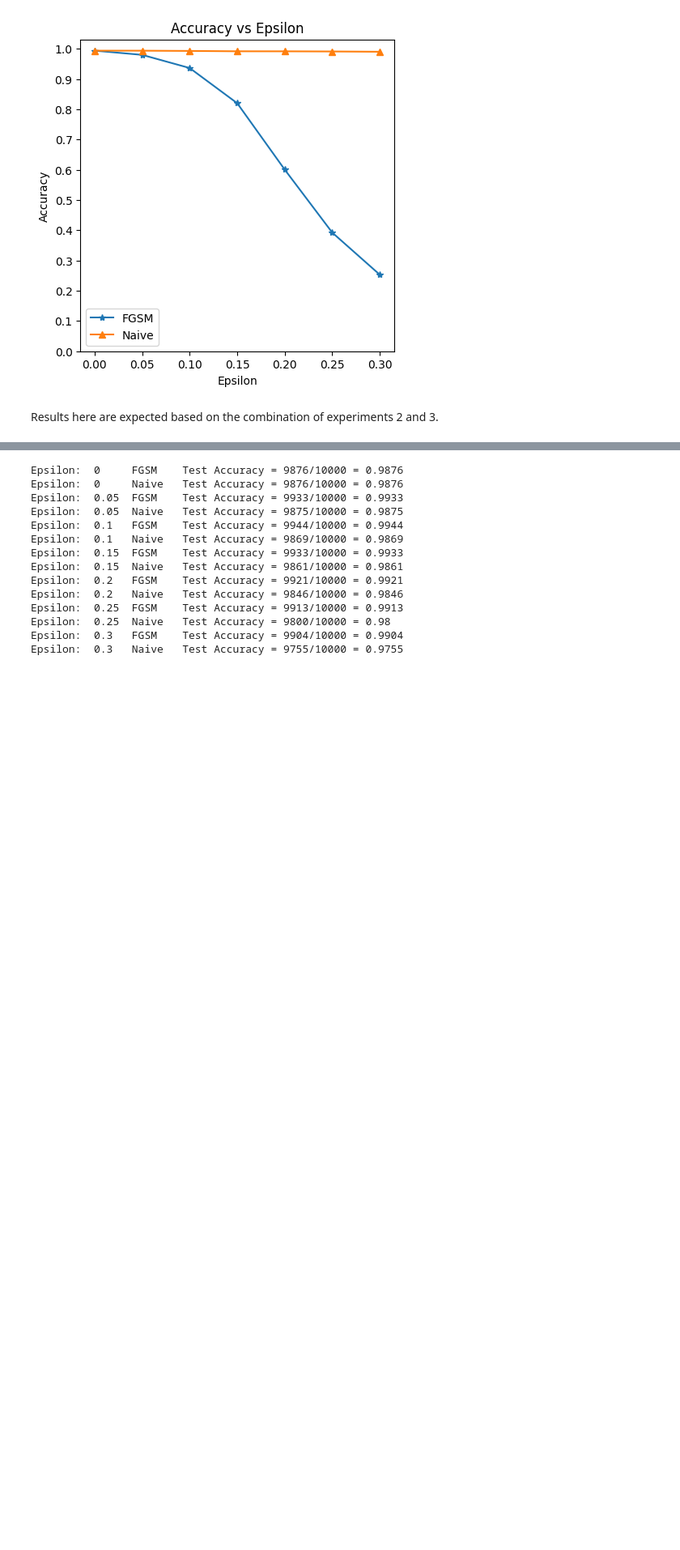
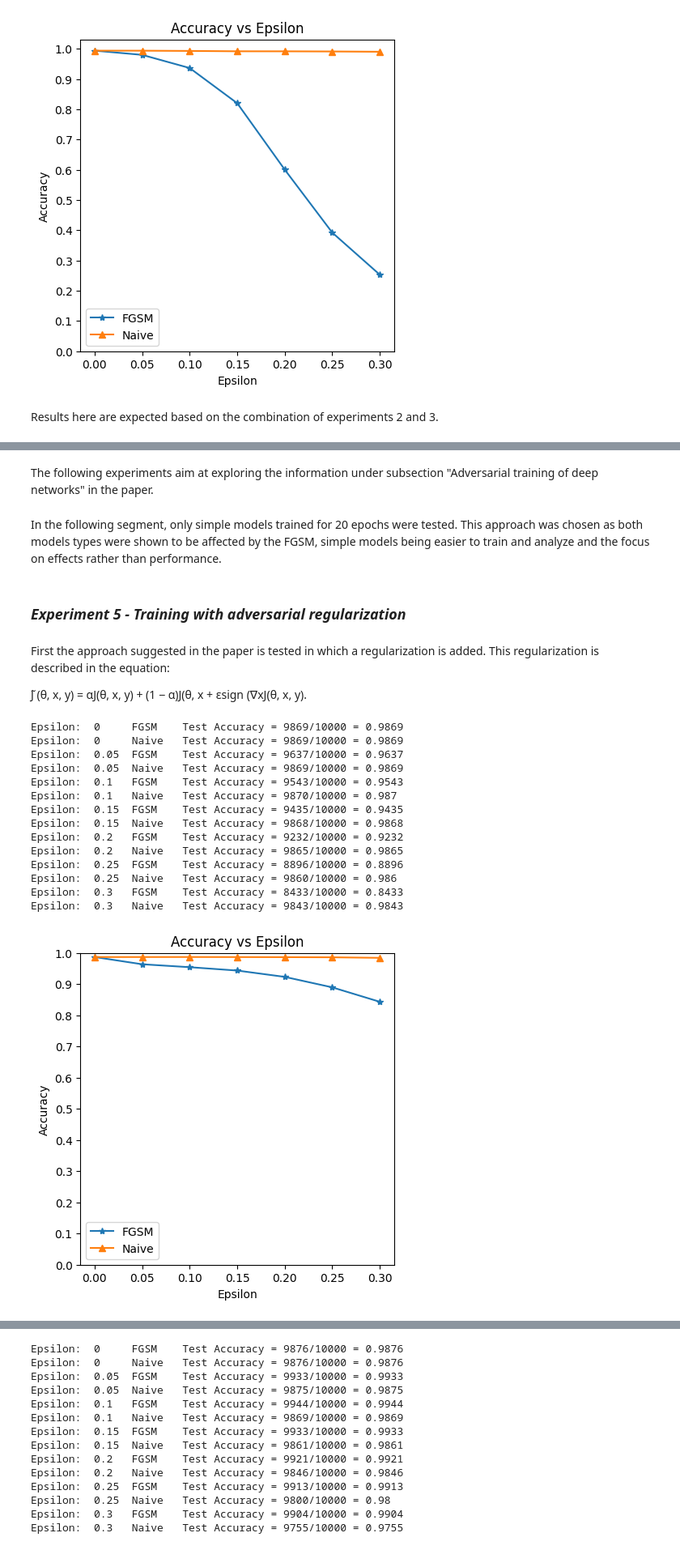
Before and after one commit to LiorSukman/Adversarial-Examples, a Jupyter notebook: Goodfellow2014_exp.ipynb, the cells around one changed output, grey strips where cells are left out. Shown at 81% size. Saved outputs shown, nothing was run; the diff lists cells and outputs as text; code cells hidden in the pictures; blank space fills up the shorter version.

Commit message:
training with adversarial examples

```diff
--- a/Goodfellow2014_exp.ipynb
+++ b/Goodfellow2014_exp.ipynb
@@ -28,6 +28,8 @@ RESNET_MODEL1 = 'trained_models/mnist_cnn_best_resnet_1672287085.pt'
 RESNET_MODEL2 = 'trained_models/mnist_cnn_best_resnet_1672293597.pt'
 
 AE_MODEL1 = 'trained_models/mnist_cnn_best_eps0.2_p0.3_1672896383.pt'
+AER_MODEL1 = 'trained_models/mnist_cnn_best_replacement_eps0.2_p0.3_1672903222.pt'
+REG_MODEL1 = 'trained_models/mnist_cnn_best_reg_alpha0.5_eps0.2_1672906865.pt'
 # %%
 # Load data
 transform = transforms.Compose([transforms.ToTensor()])
@@ -380,0 +397,33 @@ Results here are expected based on the combination of experiments 2 and 3.
+# %% [markdown]
+The following experiments aim at exploring the information under subsection "Adversarial training of deep networks" in the paper.
+# %% [markdown]
+In the following segment, only simple models trained for 20 epochs were tested. This approach was chosen as both models types were shown to be affected by the FGSM, simple models being easier to train and analyze and the focus on effects rather than performance.
+# %% [markdown]
+### *Experiment 5 - Training with adversarial regularization*
+# %% [markdown]
+First the approach suggested in the paper is tested in which a regularization is added. This regularization is described in the equation:
+
+J ̃(θ, x, y) = αJ(θ, x, y) + (1 − α)J(θ, x + εsign (∇xJ(θ, x, y).
+# %%
+regmodel1 = Net().to(DEVICE)
+regmodel1.load_state_dict(torch.load(REG_MODEL1))
+_ = regmodel1.eval()
+# %%
+accuracies, bl_accuracies, examples = perform_exp(regmodel1, None, test_loader)
+plot_acc_graph(accuracies, bl_accuracies)
+# %% [output]
+Epsilon:  0     FGSM    Test Accuracy = 9869/10000 = 0.9869
+Epsilon:  0     Naive   Test Accuracy = 9869/10000 = 0.9869
+Epsilon:  0.05  FGSM    Test Accuracy = 9637/10000 = 0.9637
+Epsilon:  0.05  Naive   Test Accuracy = 9869/10000 = 0.9869
+Epsilon:  0.1   FGSM    Test Accuracy = 9543/10000 = 0.9543
+Epsilon:  0.1   Naive   Test Accuracy = 9870/10000 = 0.987
+Epsilon:  0.15  FGSM    Test Accuracy = 9435/10000 = 0.9435
+Epsilon:  0.15  Naive   Test Accuracy = 9868/10000 = 0.9868
+Epsilon:  0.2   FGSM    Test Accuracy = 9232/10000 = 0.9232
+Epsilon:  0.2   Naive   Test Accuracy = 9865/10000 = 0.9865
+Epsilon:  0.25  FGSM    Test Accuracy = 8896/10000 = 0.8896
+Epsilon:  0.25  Naive   Test Accuracy = 9860/10000 = 0.986
+Epsilon:  0.3   FGSM    Test Accuracy = 8433/10000 = 0.8433
+Epsilon:  0.3   Naive   Test Accuracy = 9843/10000 = 0.9843
+[figure, added]
```
Also changed, not shown: parts of 28 cells of this notebook, 4 other files.
